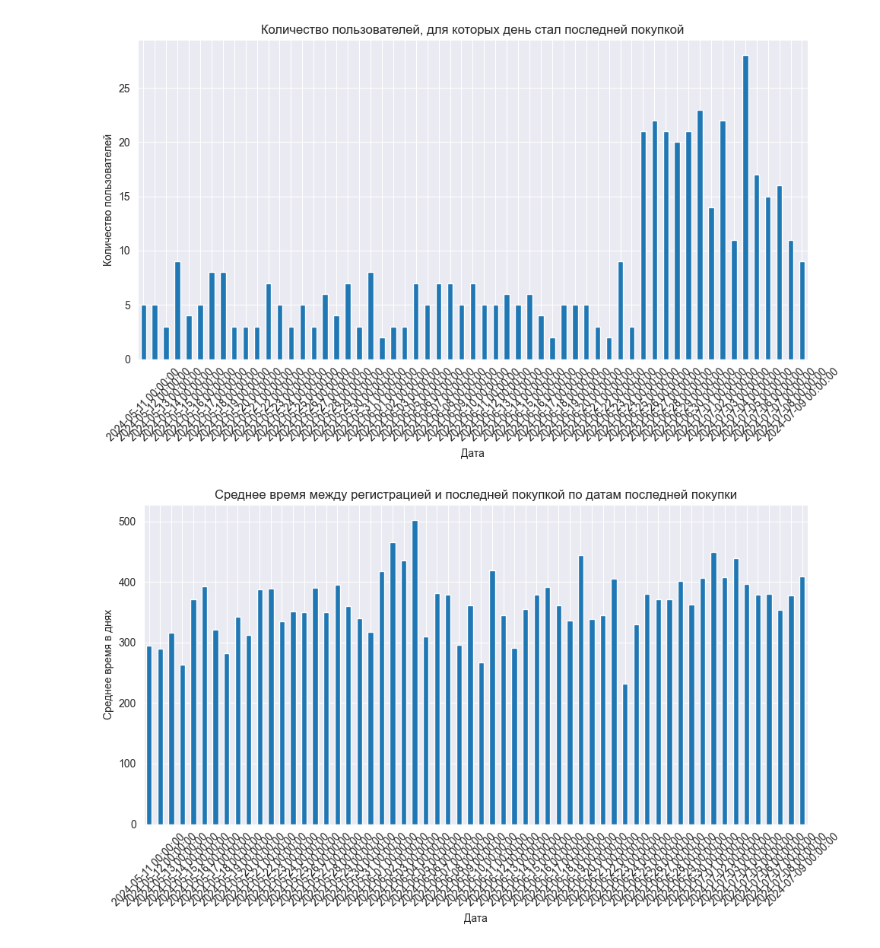
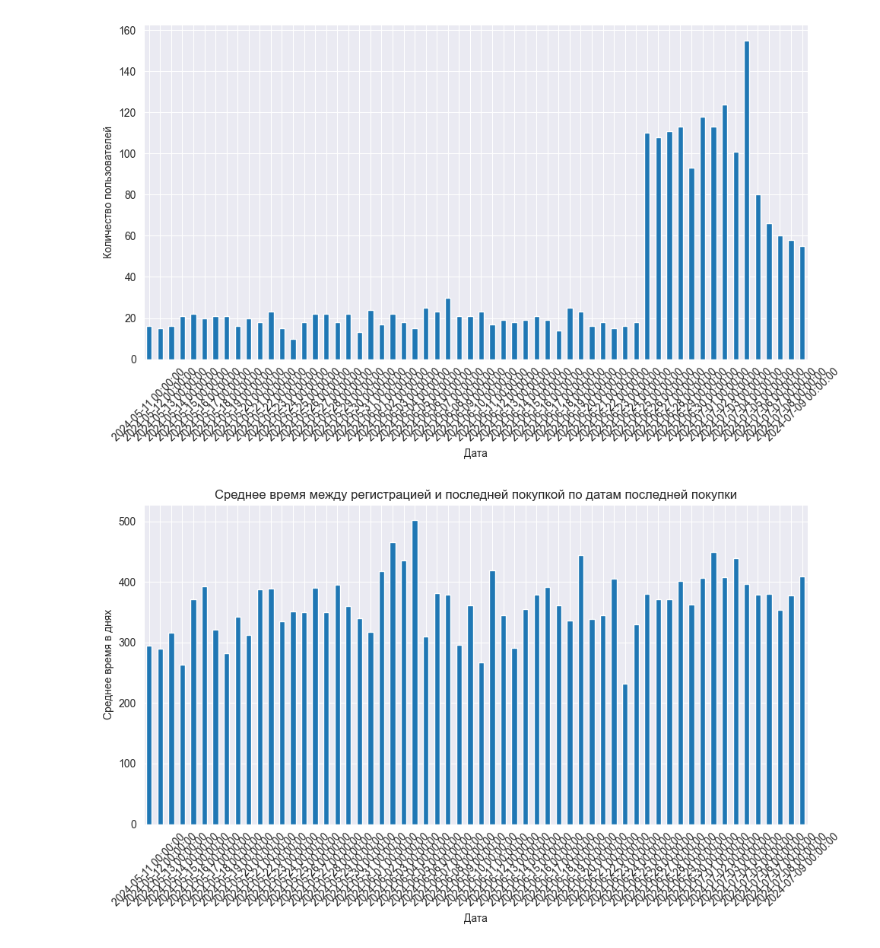
Before and after one commit to Merzlikin-Matvey/hackathon-13.07.2024, a Jupyter notebook: src/new.ipynb, the cells around one changed output. Saved outputs shown, nothing was run; the diff lists cells and outputs as text; code cells hidden in the pictures.

```diff
--- a/src/new.ipynb
+++ b/src/new.ipynb
@@ -29,6 +29,9 @@ df['sum_bill'] = np.zeros(len(df))
 
 df['purchases']= df['catalogue_purchases_count_avg'] + df['store_purchases_count_avg'] + df['website_purchases_count_avg'] + df['mobile_purchases_count_avg']
 
+df['time_delta_days'] = (pd.to_datetime("2024.07.09") - df['last_order_dt']).dt.days
+df['frequency'] = df['purchases'] / 31
+
 df['marketing_company_outcome'] = df['marketing_company_outcome_1'] + df['marketing_company_outcome_2'] + df['marketing_company_outcome_3'] + df['marketing_company_outcome_4'] + df['marketing_company_outcome_5']
 df['discount_percent'] = df.apply(lambda row: 0 if row['purchases'] == 0 else row['discount_purchases_count_avg'] / row['purchases'], axis=1)
 
@@ -41,6 +44,17 @@ df['website_conversion'] = df.apply(lambda x: 0 if x['website_visit_count_avg']
 df['mobile_conversion'] = df.apply(lambda x: 0 if x['mobile_visit_count_avg'] == 0 else x['mobile_purchases_count_avg'] / x['mobile_visit_count_avg'], axis=1)
 
 df['age_category'] = df['age' ] // 15
+
+df['probability_of_left'] = np.zeros(len(df)) # Сложно. будет в конце
+
+def age_category(age):
+    if age <= 30:
+        return 'junior'
+    elif age <= 45:
+        return 'middle'
+    else:
+        return 'senior'
+df['age_category'] = df['age'].apply(age_category)
 # %%
 for index, row in orderdata.iterrows():
     userid = row['userid']
@@ -90,20 +104,19 @@ def exponential_smoothing(series, alpha=0.3):
 # %%
 general_df = df
 general_df['days_between'] = (general_df['last_order_dt'] - general_df['join_datetime']).dt.days
-general_df = general_df[general_df['days_between'] <= 180]
+general_df = general_df[general_df['days_between'] <= 1800]
 data_for_plot = general_df.groupby('last_order_dt').size()
 
 
 plt.figure(figsize=(10, 6))
 data_for_plot.plot(kind='bar')
 plt.xlabel('Дата')
 plt.ylabel('Количество пользователей')
-plt.title('Количество пользователей, для которых день стал последней покупкой')
 plt.xticks(rotation=45)
 plt.tight_layout()
 plt.show()
 # %% [output]
-[figure, old version]
+[figure, new version]
 # %%
 # Calculate the average days between registration and last purchase for each last purchase date
 df['days_between'] = (df['last_order_dt'] - df['join_datetime']).dt.days
```
Also changed, not shown: parts of 14 cells of this notebook, 1 other file.
